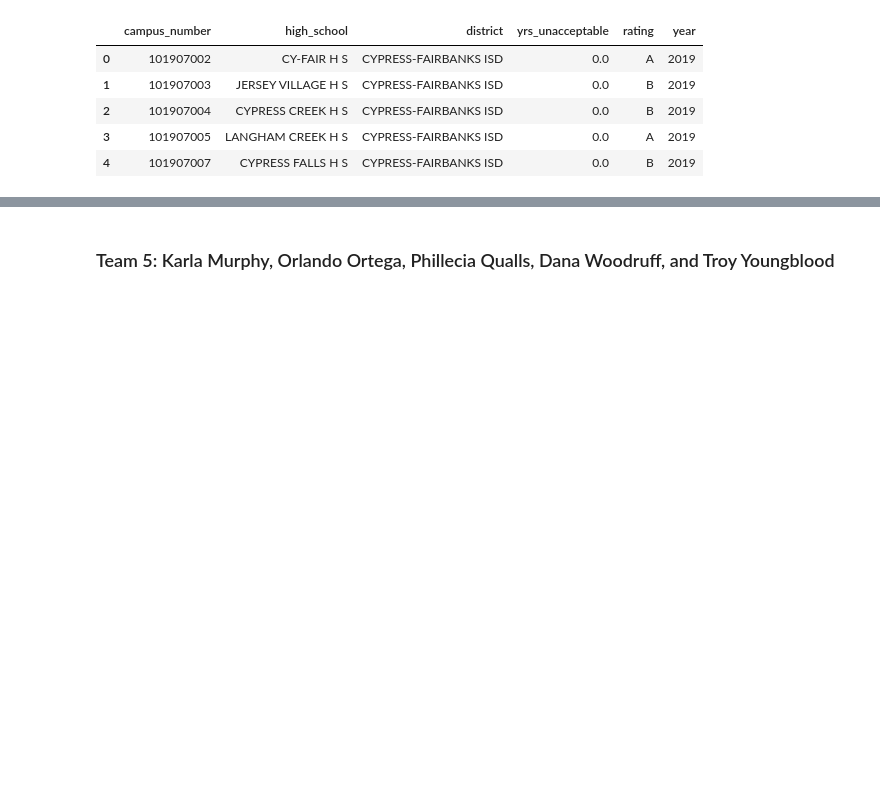
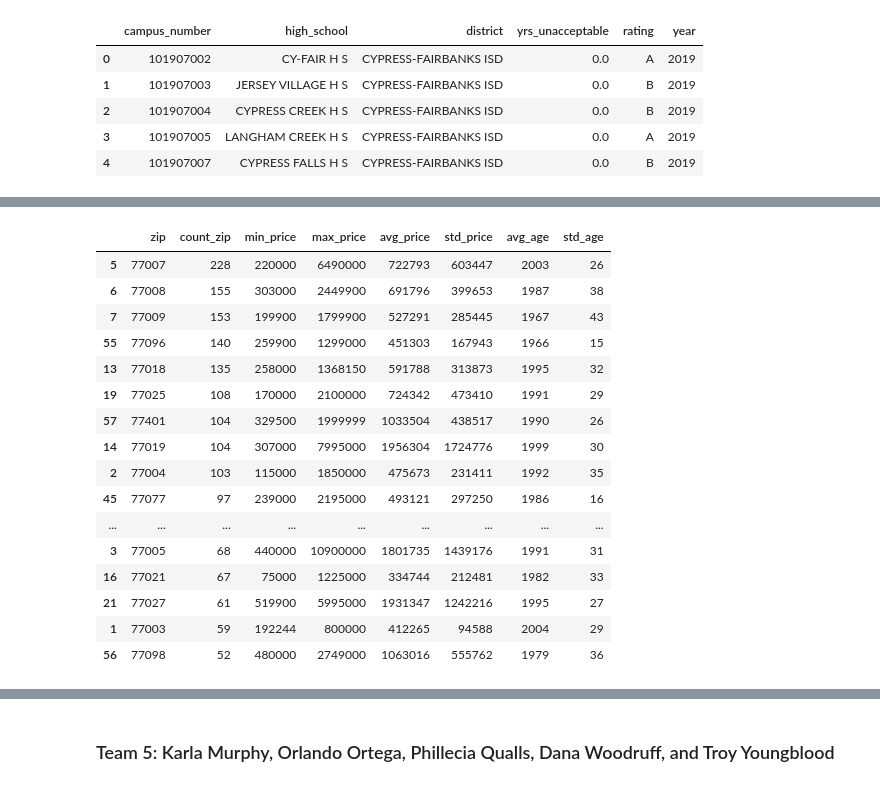
Before and after one commit to ortegaorlando2/Project-2, a Jupyter notebook: Main/Master_latlong.ipynb, the cells around one changed output, grey strips where cells are left out. Saved outputs shown, nothing was run; the diff lists cells and outputs as text; code cells hidden in the pictures; blank space fills up the shorter version.

```diff
--- a/Main/Master_latlong.ipynb
+++ b/Main/Master_latlong.ipynb
@@ -1154,0 +1189,9 @@ engine.table_names()
+# %%
+# goal of these steps are to created a df that is grouped on zipcode
+# that can be used in scatter plot
+zipPriceGroup_df = tyPlay_df.groupby('zip').list_price.agg(['count','min', 'max', 'mean', 'std'])
+zipPriceGroup_df['mean'] = zipPriceGroup_df['mean'].astype(int)
+zipPriceGroup_df.rename(columns = {'count': 'count_zip','min': 'min_price', 'max': 'max_price',
+                                   'mean': 'avg_price', 'std': 'std_price'}, inplace = True)
+zPG_reset_df = zipPriceGroup_df.reset_index()
+zPG_reset_df
@@ -1154,0 +1212,4 @@ engine.table_names()
+# %%
+zPG_fix = zPG_reset_df[zPG_reset_df['std_price'].notna()]
+zPG_fix['std_price'] = zPG_fix['std_price'].astype(int)
+zPG_fix.head()
@@ -1154,0 +1228,6 @@ engine.table_names()
+# %%
+zipAgeGroup_df = tyPlay_df.groupby('zip').year_built.agg(['mean', 'std'])
+zipAgeGroup_df['mean'] = zipAgeGroup_df['mean'].astype(int)
+zipAgeGroup_df.rename(columns = {'mean': 'avg_age', 'std' : 'std_age'}, inplace = True)
+zAG_reset_df = zipAgeGroup_df.reset_index()
+zAG_reset_df
@@ -1154,0 +1248,4 @@ engine.table_names()
+# %%
+zAG_fix = zAG_reset_df[zAG_reset_df['std_age'].notna()]
+zAG_fix['std_age'] = zAG_fix['std_age'].astype(int)
+zAG_fix.head()
@@ -1154,0 +1264,22 @@ engine.table_names()
+# %%
+zipFinalraw_df = pd.merge(zPG_fix, zAG_fix, on="zip")
+zipFinal_df = zipFinalraw_df.sort_values(by='count_zip', ascending = False)
+zipFinal_df.head(20)
+# %% [output]
+|  | zip | count_zip | min_price | max_price | avg_price | std_price | avg_age | std_age |
+| 5 | 77007 | 228 | 220000 | 6490000 | 722793 | 603447 | 2003 | 26 |
+| 6 | 77008 | 155 | 303000 | 2449900 | 691796 | 399653 | 1987 | 38 |
+| 7 | 77009 | 153 | 199900 | 1799900 | 527291 | 285445 | 1967 | 43 |
+| 55 | 77096 | 140 | 259900 | 1299000 | 451303 | 167943 | 1966 | 15 |
+| 13 | 77018 | 135 | 258000 | 1368150 | 591788 | 313873 | 1995 | 32 |
+| 19 | 77025 | 108 | 170000 | 2100000 | 724342 | 473410 | 1991 | 29 |
+| 57 | 77401 | 104 | 329500 | 1999999 | 1033504 | 438517 | 1990 | 26 |
+| 14 | 77019 | 104 | 307000 | 7995000 | 1956304 | 1724776 | 1999 | 30 |
+| 2 | 77004 | 103 | 115000 | 1850000 | 475673 | 231411 | 1992 | 35 |
+| 45 | 77077 | 97 | 239000 | 2195000 | 493121 | 297250 | 1986 | 16 |
+| ... | ... | ... | ... | ... | ... | ... | ... | ... |
+| 3 | 77005 | 68 | 440000 | 10900000 | 1801735 | 1439176 | 1991 | 31 |
+| 16 | 77021 | 67 | 75000 | 1225000 | 334744 | 212481 | 1982 | 33 |
+| 21 | 77027 | 61 | 519900 | 5995000 | 1931347 | 1242216 | 1995 | 27 |
+| 1 | 77003 | 59 | 192244 | 800000 | 412265 | 94588 | 2004 | 29 |
+| 56 | 77098 | 52 | 480000 | 2749000 | 1063016 | 555762 | 1979 | 36 |
```
Also changed, not shown: parts of 23 cells of this notebook.
